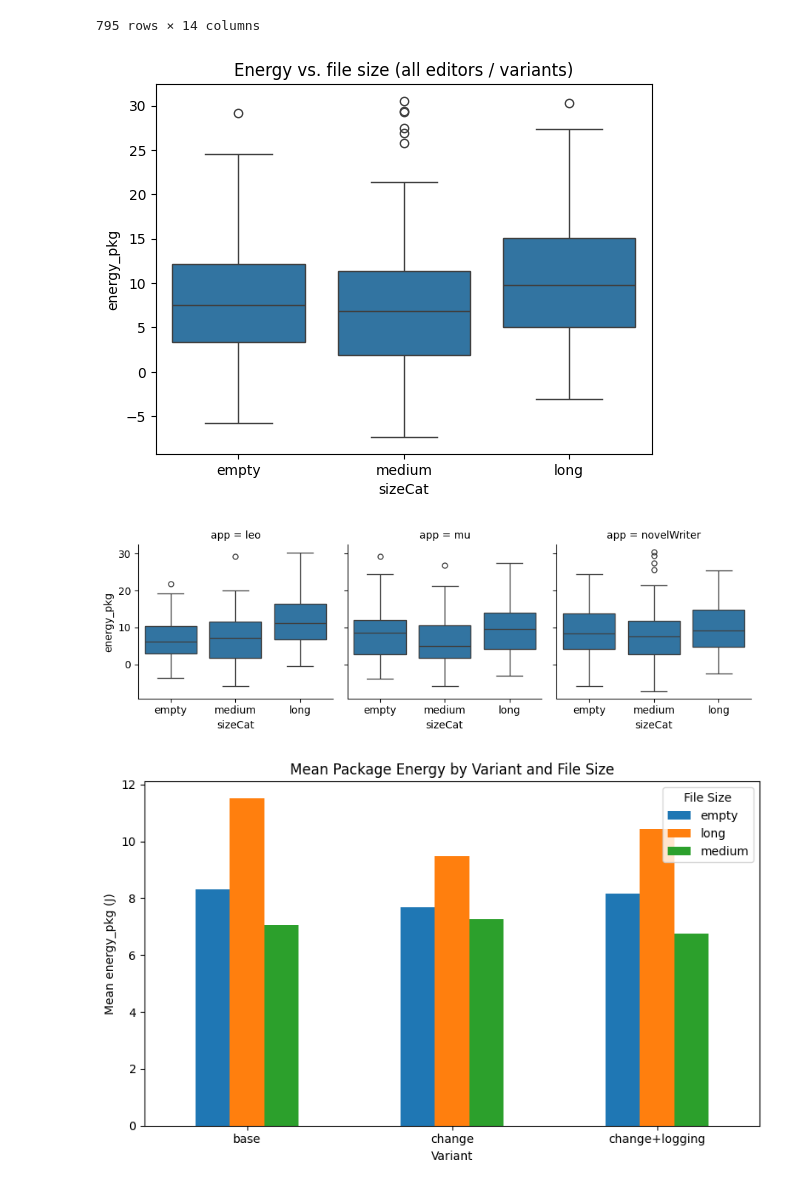
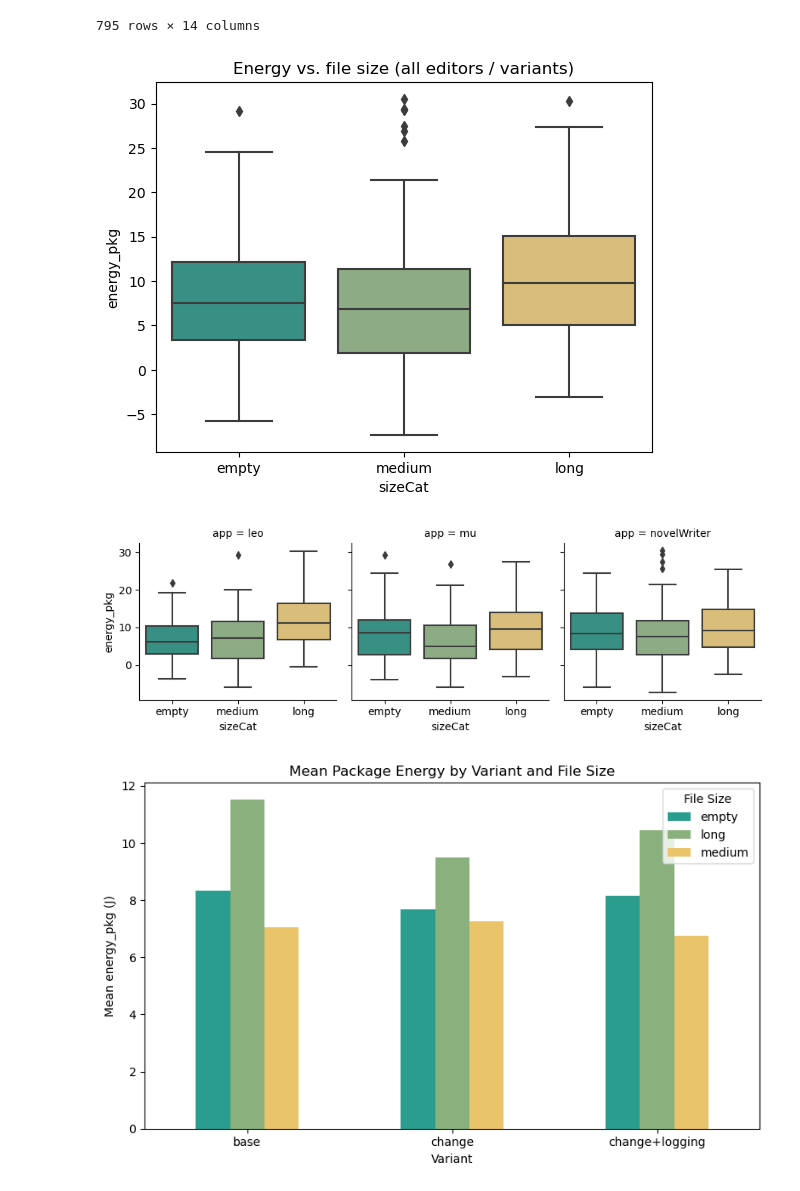
Before and after one commit to MariaKuusvek/MSc-Thesis, a Jupyter notebook: test_results_2/statisticalTestsUsingDelta.ipynb, the cells around one changed output. Saved outputs shown, nothing was run; the diff lists cells and outputs as text; code cells hidden in the pictures.

Commit message:
New diagram, Old files removed

```diff
--- a/test_results_2/statisticalTestsUsingDelta.ipynb
+++ b/test_results_2/statisticalTestsUsingDelta.ipynb
@@ -117,7 +119,7 @@ print(original_df.head(10))
 # %%
 all_rows = []
 
-# Create dataframe
+# Create dataframe for control tests
 
 control_file_names = [
     "control_test_empty.txt",
@@ -135,11 +137,3 @@ control_df = pd.DataFrame(all_rows)
 
 
 control_df["size"] = control_df["test"].str.extract(r'_(empty|medium|long)$', expand=False)
-
-
-metrics = [c for c in control_df.columns
-           if c not in ("test", "run", "size")]
-
-control_means = control_df.groupby("size")[metrics].mean()
-
-print(control_means)
@@ -561,6 +575,7 @@ original_df = drop_iqr_outliers(original_df, value_col='energy_pkg', by='test')
 import seaborn as sns
 import matplotlib.pyplot as plt
 
+# following website was used https://www.geeksforgeeks.org/boxplot-using-seaborn-in-python/
 # chatGPT helped format these diagrams
 
 size_order = pd.CategoricalDtype(['empty', 'medium', 'long'], ordered=True)
@@ -568,30 +583,29 @@ df = test_df.copy()
 df['sizeCat'] = df['size'].astype(size_order)
 df['sizeNum'] = df['sizeCat'].cat.codes
 
-sns.boxplot(data=df, x='sizeCat', y='energy_pkg')
+sns.boxplot(data=df, x='sizeCat', y='energy_pkg', palette=["#2A9D8F", "#8AB17D", "#E9C46A"])
 plt.title('Energy vs. file size (all editors / variants)')
 plt.show()
 
-sns.catplot(data=df, x='sizeCat', y='energy_pkg',
-            col='app', kind='box', height=3, aspect=1)
+sns.catplot(data=df, x='sizeCat', y='energy_pkg', col='app', kind='box', height=3, aspect=1, palette=["#2A9D8F", "#8AB17D", "#E9C46A"])
 plt.show()
 # %% [output]
-[figure, old version]
+[figure, new version]
-[figure, old version]
+[figure, new version]
 # %%
 mean_energy = test_df.groupby(['variant', 'size'])['energy_pkg'].mean().unstack('size')
 
 fig, ax = plt.subplots(figsize=(8, 5))
-mean_energy.plot(kind='bar', ax=ax)
+mean_energy.plot(kind='bar', ax=ax, color=["#2A9D8F", "#8AB17D", "#E9C46A"])
 ax.set_xlabel('Variant')
 ax.set_ylabel('Mean energy_pkg (J)')
 ax.set_title('Mean Package Energy by Variant and File Size')
 ax.legend(title='File Size')
 plt.xticks(rotation=0)
 plt.tight_layout()
 plt.show()
 # %% [output]
-[figure, old version]
+[figure, new version]
 # %%
 mean_energy
 # %% [output]
```
Also changed, not shown: parts of 19 cells of this notebook, 28 other files.
